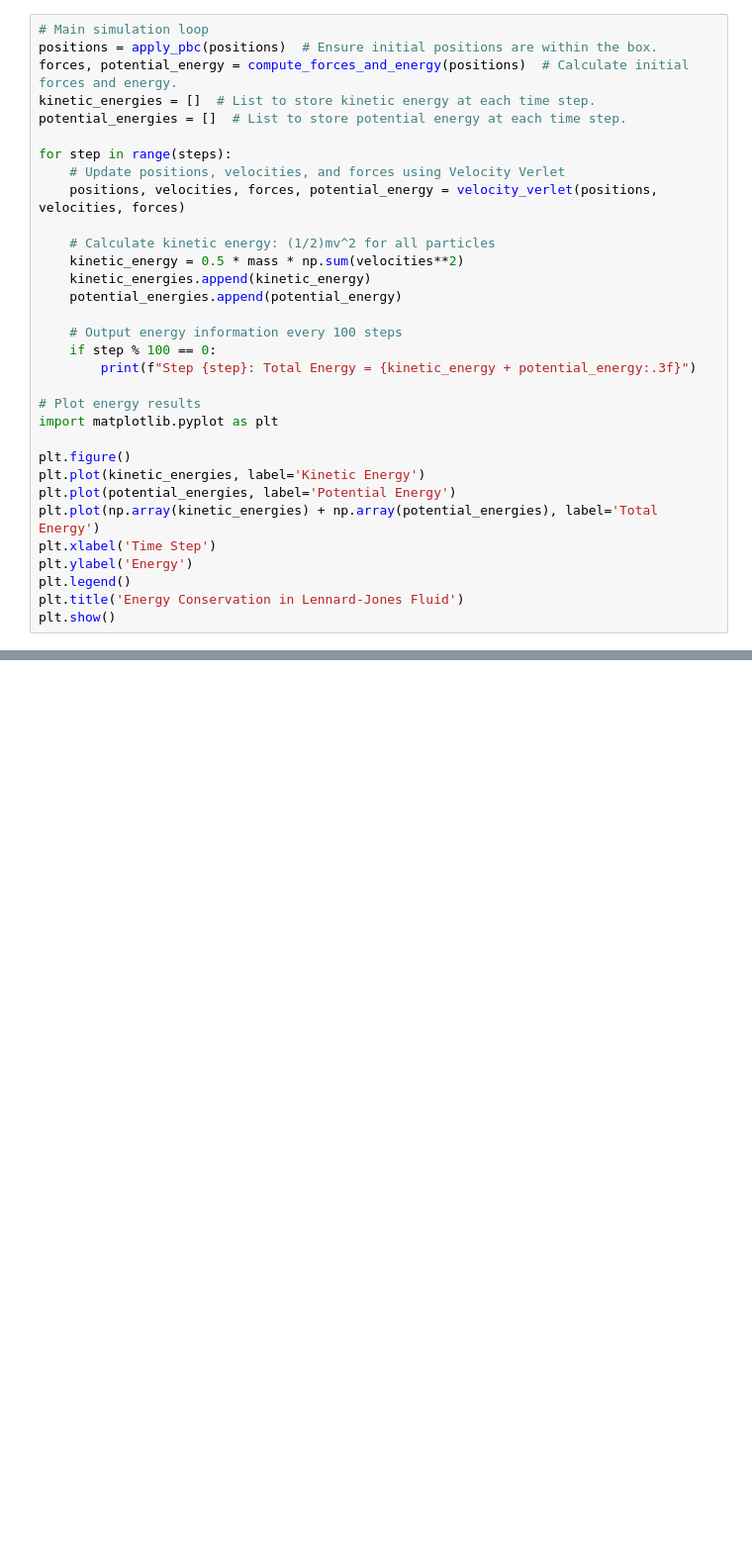
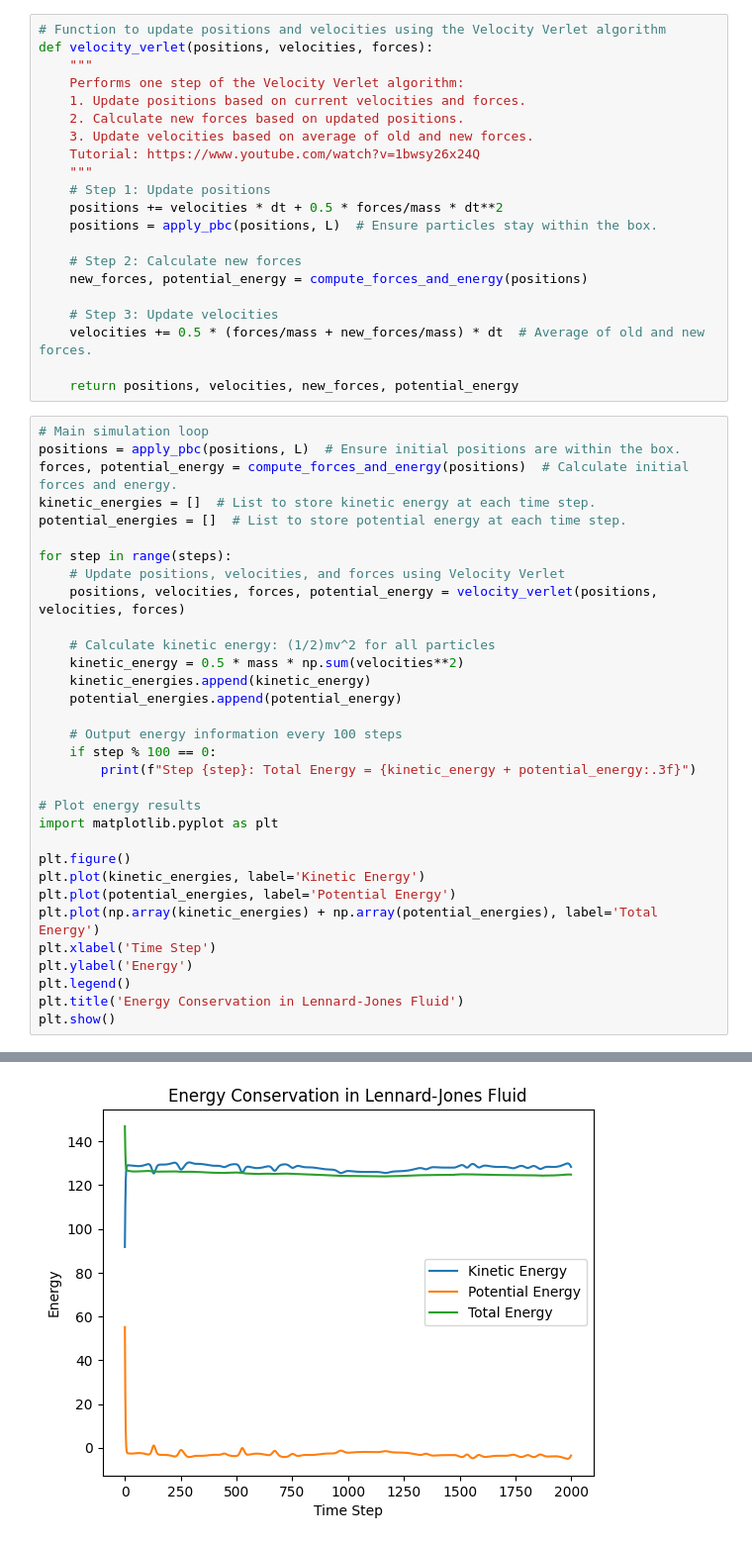
Before and after one commit to LD-Shell/chemical-engineering, a Jupyter notebook: molecular-dynamics/leonard-jones-potential.ipynb, the cells around one changed output, grey strips where cells are left out. Shown: that part at 99% size. Saved outputs shown, nothing was run; the diff lists cells and outputs as text; blank space fills up the shorter version.

Commit message:
update LJ algorithm

```diff
--- a/molecular-dynamics/leonard-jones-potential.ipynb
+++ b/molecular-dynamics/leonard-jones-potential.ipynb
@@ -145,6 +654,27 @@ NameError: name 'np' is not defined
+# %%
+# Function to update positions and velocities using the Velocity Verlet algorithm
+def velocity_verlet(positions, velocities, forces):
+    """
+    Performs one step of the Velocity Verlet algorithm:
+    1. Update positions based on current velocities and forces.
+    2. Calculate new forces based on updated positions.
+    3. Update velocities based on average of old and new forces.
+    Tutorial: https://www.youtube.com/watch?v=1bwsy26x24Q
+    """
+    # Step 1: Update positions
+    positions += velocities * dt + 0.5 * forces/mass * dt**2
+    positions = apply_pbc(positions, L)  # Ensure particles stay within the box.
+
+    # Step 2: Calculate new forces
+    new_forces, potential_energy = compute_forces_and_energy(positions)
+
+    # Step 3: Update velocities
+    velocities += 0.5 * (forces/mass + new_forces/mass) * dt  # Average of old and new forces.
+
+    return positions, velocities, new_forces, potential_energy
 # %%
 # Main simulation loop
-positions = apply_pbc(positions)  # Ensure initial positions are within the box.
+positions = apply_pbc(positions, L)  # Ensure initial positions are within the box.
 forces, potential_energy = compute_forces_and_energy(positions)  # Calculate initial forces and energy.
 kinetic_energies = []  # List to store kinetic energy at each time step.
 potential_energies = []  # List to store potential energy at each time step.
@@ -174,3 +704,4 @@ plt.ylabel('Energy')
 plt.legend()
 plt.title('Energy Conservation in Lennard-Jones Fluid')
 plt.show()
+# %% [output]
@@ -176,0 +728 @@ plt.show()
+[figure, added]
```
Also changed, not shown: parts of 14 cells of this notebook, 1 other file.
